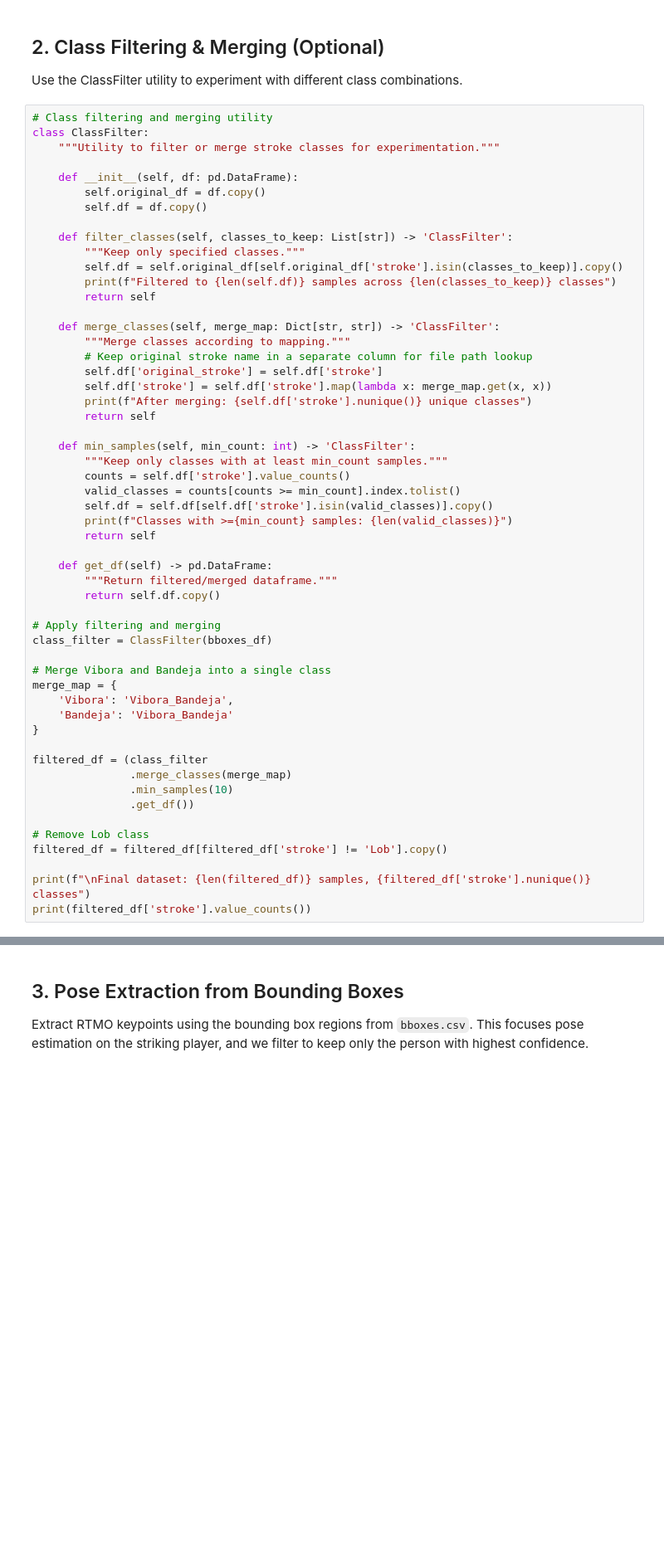
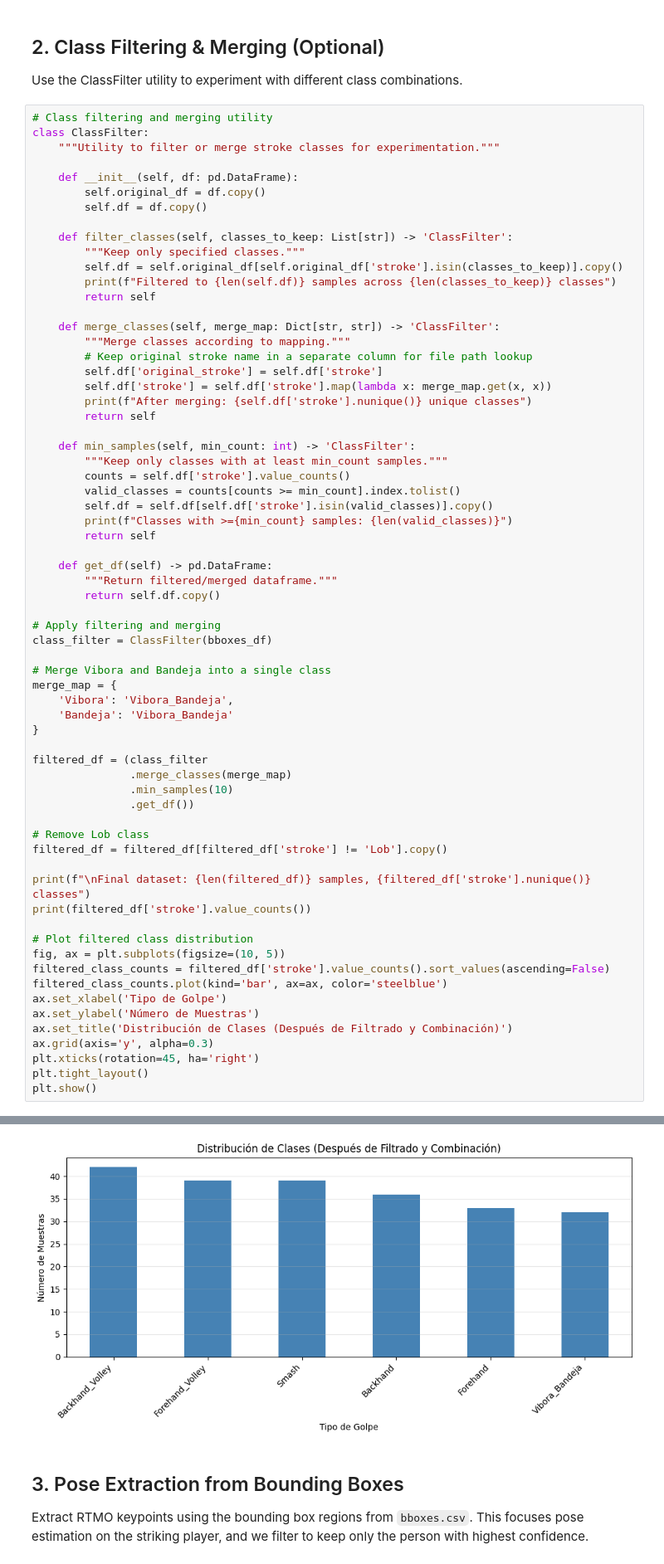
Before and after one commit to romogo17/padel-cv, a Jupyter notebook: notebooks/stroke-classification-skeletons.ipynb, the cells around one changed output, grey strips where cells are left out. Shown at 83% size. Saved outputs shown, nothing was run; the diff lists cells and outputs as text; blank space fills up the shorter version.

```diff
--- a/notebooks/stroke-classification-skeletons.ipynb
+++ b/notebooks/stroke-classification-skeletons.ipynb
@@ -163,33 +163,46 @@ class_filter = ClassFilter(bboxes_df)
 
 # Merge Vibora and Bandeja into a single class
 merge_map = {
     'Vibora': 'Vibora_Bandeja',
     'Bandeja': 'Vibora_Bandeja'
 }
 
 filtered_df = (class_filter
                .merge_classes(merge_map)
                .min_samples(10)
                .get_df())
 
 # Remove Lob class
 filtered_df = filtered_df[filtered_df['stroke'] != 'Lob'].copy()
 
 print(f"\nFinal dataset: {len(filtered_df)} samples, {filtered_df['stroke'].nunique()} classes")
 print(filtered_df['stroke'].value_counts())
+
+# Plot filtered class distribution
+fig, ax = plt.subplots(figsize=(10, 5))
+filtered_class_counts = filtered_df['stroke'].value_counts().sort_values(ascending=False)
+filtered_class_counts.plot(kind='bar', ax=ax, color='steelblue')
+ax.set_xlabel('Tipo de Golpe')
+ax.set_ylabel('Número de Muestras')
+ax.set_title('Distribución de Clases (Después de Filtrado y Combinación)')
+ax.grid(axis='y', alpha=0.3)
+plt.xticks(rotation=45, ha='right')
+plt.tight_layout()
+plt.show()
 # %% [output]
 After merging: 9 unique classes
 Classes with >=10 samples: 7
 
 Final dataset: 221 samples, 6 classes
 stroke
 Backhand_Volley    42
 Forehand_Volley    39
 Smash              39
 Backhand           36
 Forehand           33
 Vibora_Bandeja     32
 Name: count, dtype: int64
+[figure, added]
 # %% [markdown]
 ## 3. Pose Extraction from Bounding Boxes
 
```
Also changed, not shown: parts of 4 cells of this notebook.
